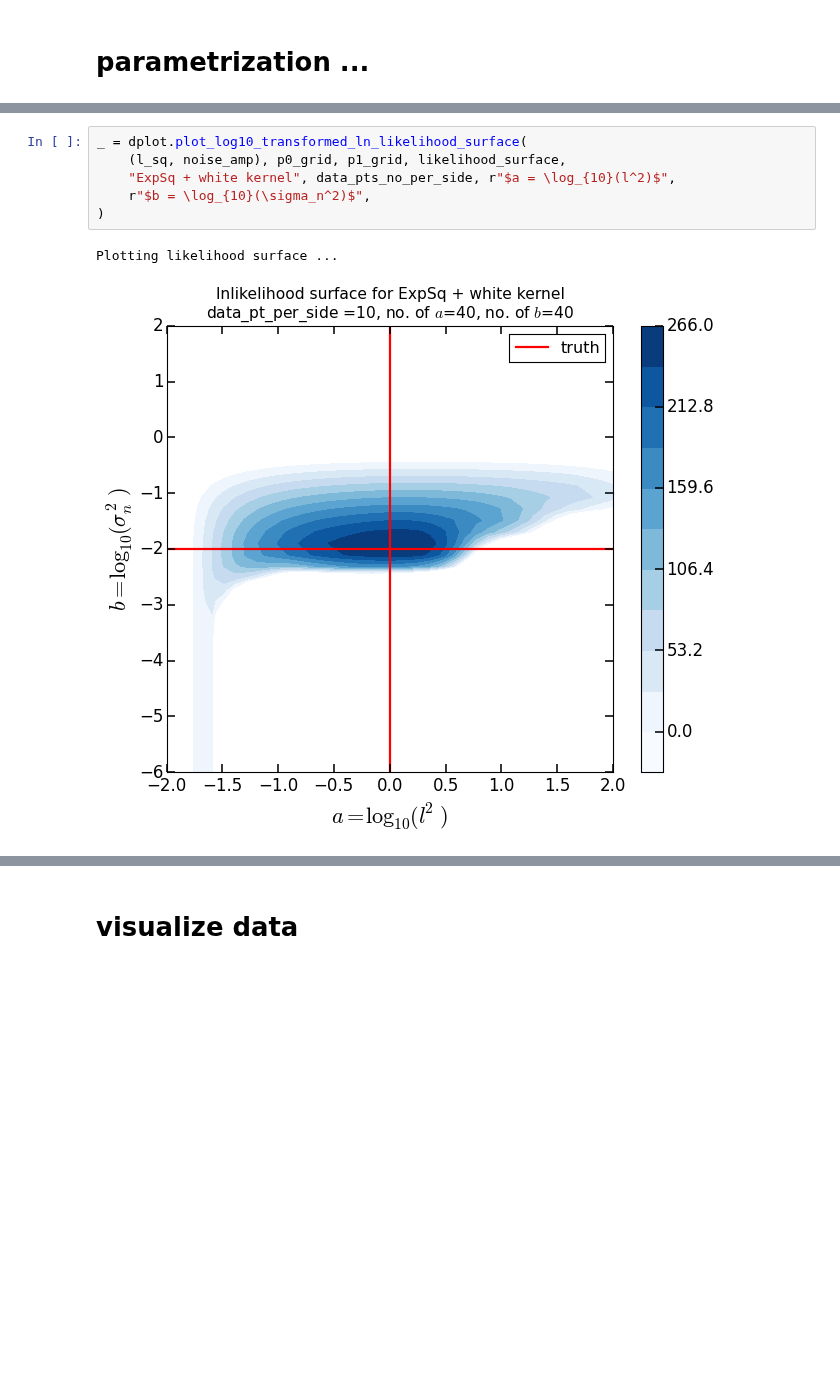
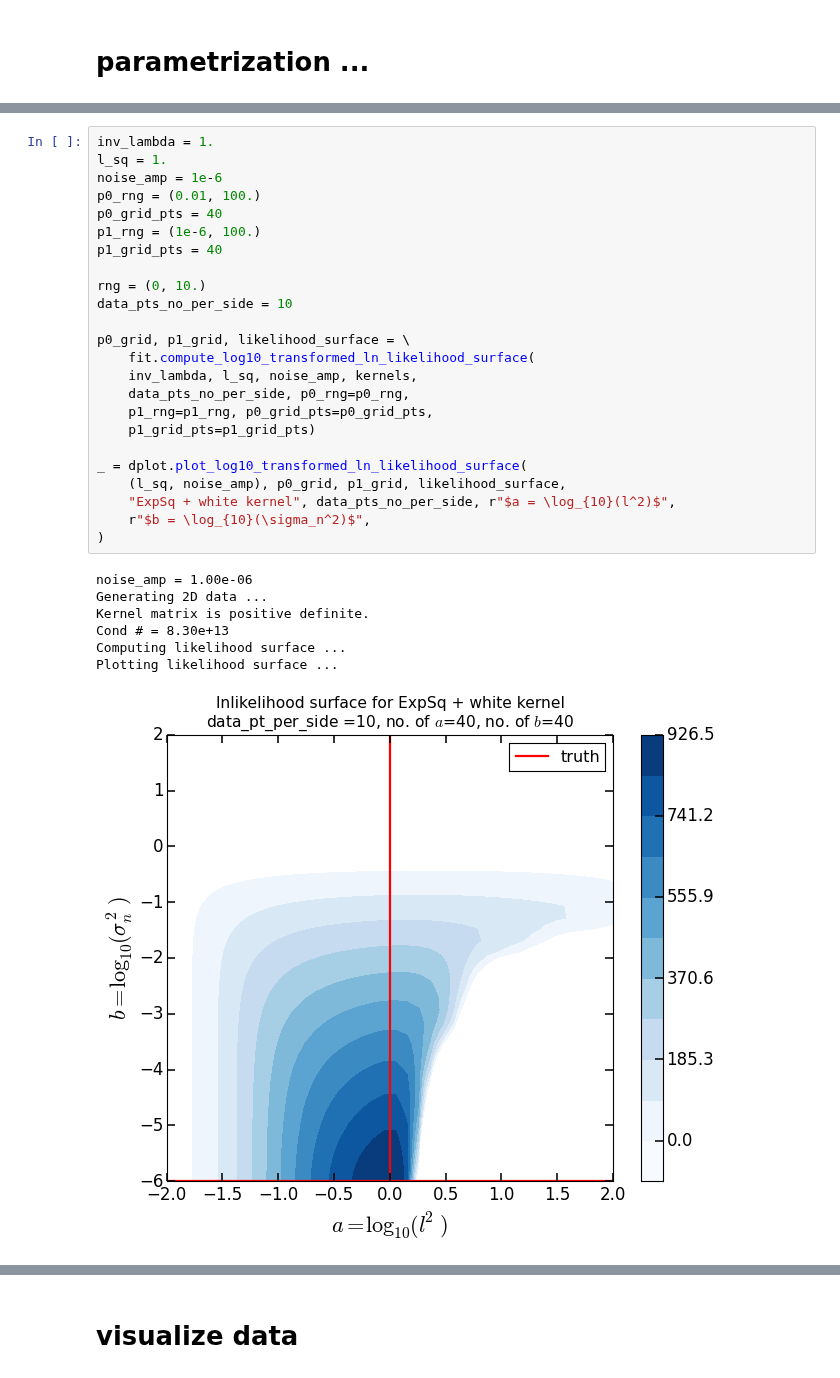
Before and after one commit to karenyyng/shear_gp, a Jupyter notebook: prototypes/visualize_likelihood_surface_w_WhiteKernel.ipynb, the cells around one changed output, grey strips where cells are left out. Cells and saved outputs as stored; diff of their text form; blank space fills up the shorter version.

```diff
--- a/prototypes/visualize_likelihood_surface_w_WhiteKernel.ipynb
+++ b/prototypes/visualize_likelihood_surface_w_WhiteKernel.ipynb
@@ -70,9 +116,32 @@ Computing likelihood surface ...
 # %%
+inv_lambda = 1.
+l_sq = 1.
+noise_amp = 1e-6
+p0_rng = (0.01, 100.)
+p0_grid_pts = 40
+p1_rng = (1e-6, 100.)
+p1_grid_pts = 40
+
+rng = (0, 10.)
+data_pts_no_per_side = 10
+
+p0_grid, p1_grid, likelihood_surface = \
+    fit.compute_log10_transformed_ln_likelihood_surface(
+    inv_lambda, l_sq, noise_amp, kernels,
+    data_pts_no_per_side, p0_rng=p0_rng,
+    p1_rng=p1_rng, p0_grid_pts=p0_grid_pts,
+    p1_grid_pts=p1_grid_pts)
+
 _ = dplot.plot_log10_transformed_ln_likelihood_surface(
     (l_sq, noise_amp), p0_grid, p1_grid, likelihood_surface,
     "ExpSq + white kernel", data_pts_no_per_side, r"$a = \log_{10}(l^2)$",
     r"$b = \log_{10}(\sigma_n^2)$",
 )
 # %% [output]
+noise_amp = 1.00e-06
+Generating 2D data ...
+Kernel matrix is positive definite.
+Cond # = 8.30e+13
+Computing likelihood surface ...
 Plotting likelihood surface ...
-[figure, old version]
+[figure, new version]
```
Also changed, not shown: parts of 12 cells of this notebook, 2 other files.
